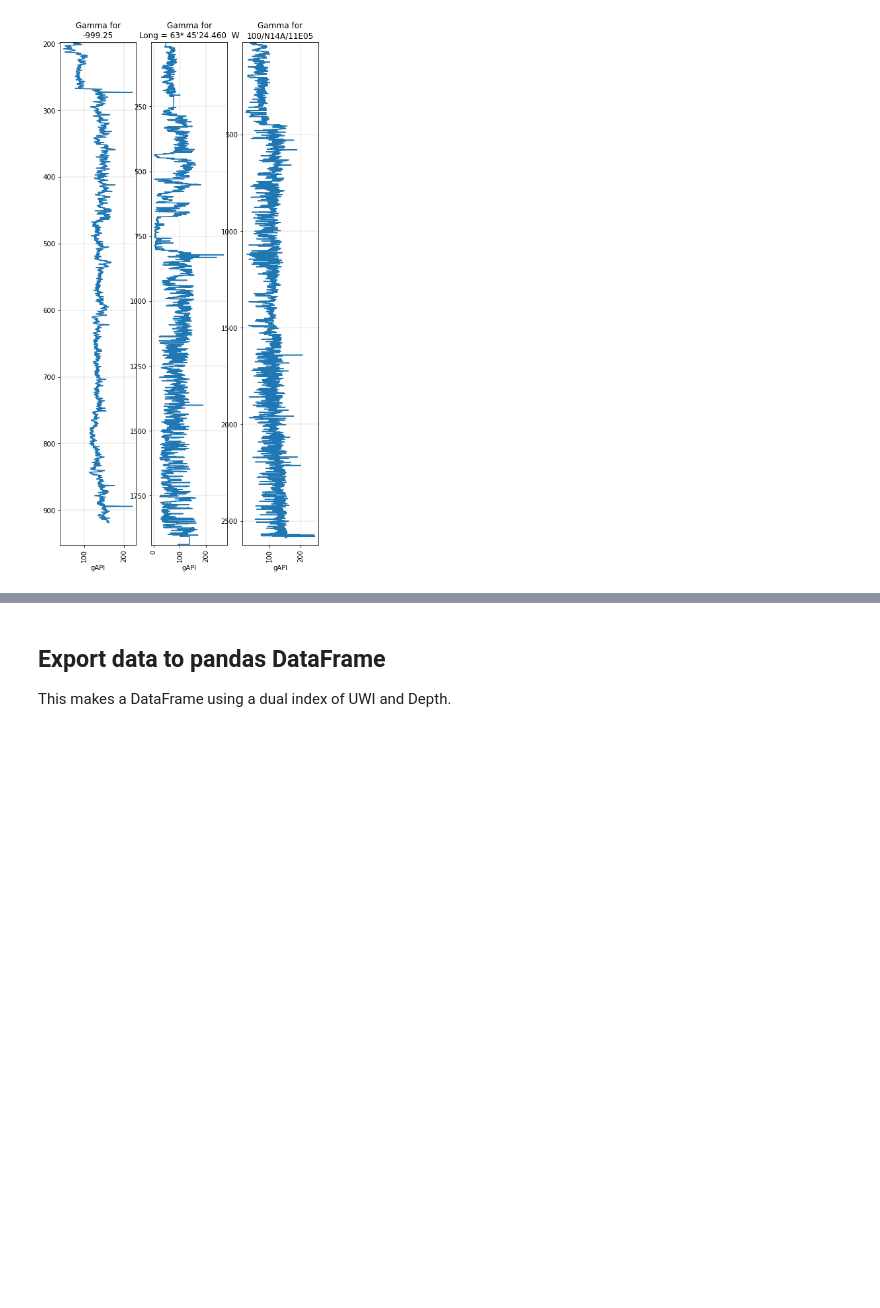
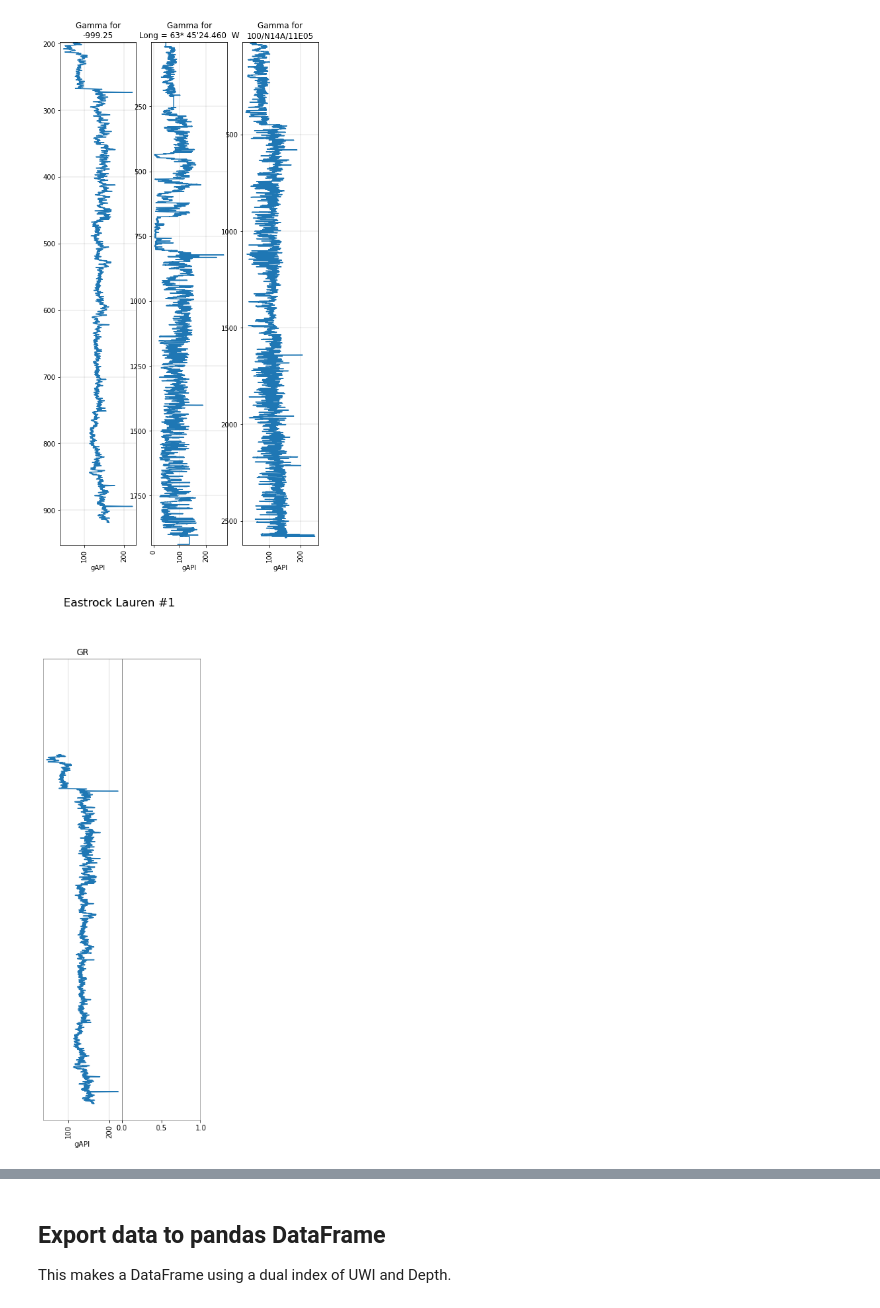
Before and after one commit to agilescientific/welly, a Jupyter notebook: tutorial/04_Project.ipynb, the cells around one changed output, grey strips where cells are left out. Saved outputs shown, nothing was run; the diff lists cells and outputs as text; code cells hidden in the pictures; blank space fills up the shorter version.

```diff
--- a/tutorial/04_Project.ipynb
+++ b/tutorial/04_Project.ipynb
@@ -61,3 +61,9 @@ for i, (ax, w) in enumerate(zip(axs, p)):
 plt.show()
 # %% [output]
 [figure]
+# %%
+w = p[0]
+# %%
+w.plot(tracks=['GR', 'G'])
+# %% [output]
+[figure, added]
```
Also changed, not shown: parts of 2 cells of this notebook, 2 other files.
